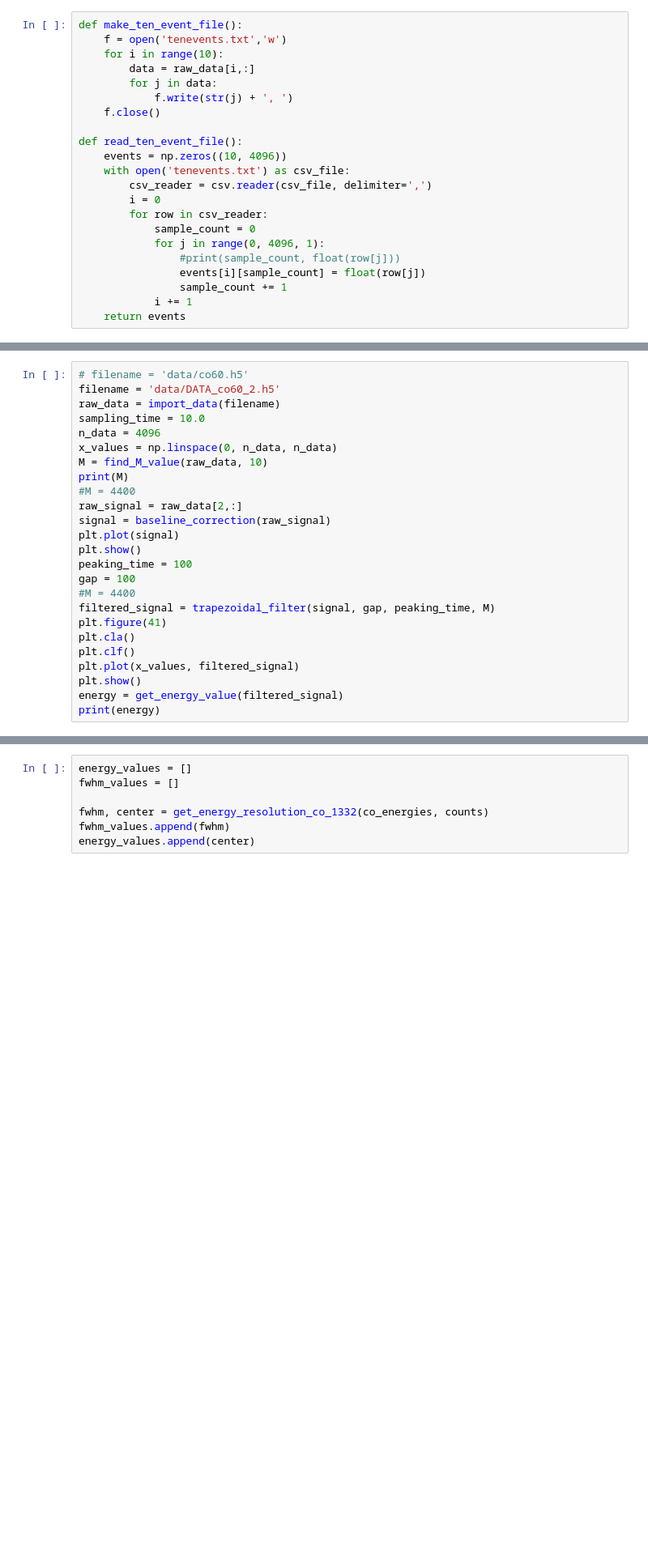
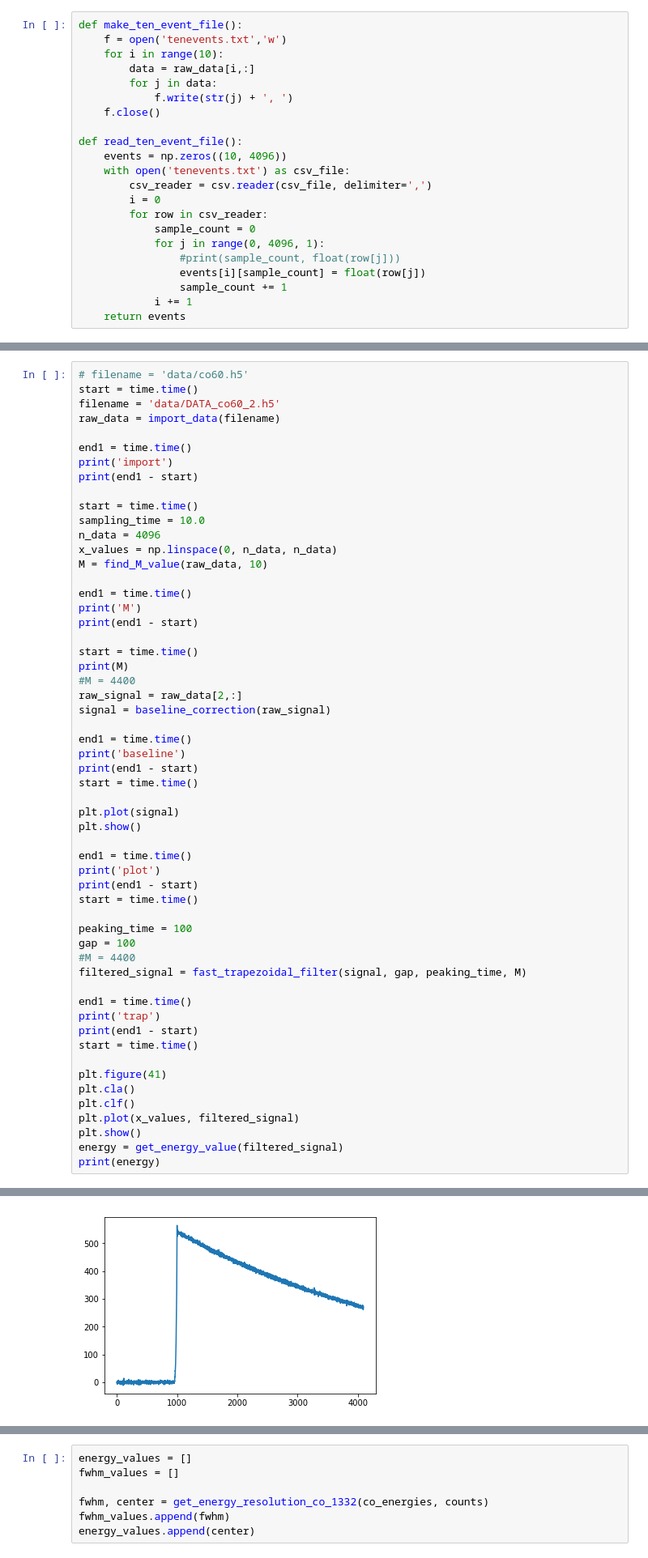
Before and after one commit to jmsz/lab3, a Jupyter notebook: lab1_analysis.py.ipynb, the cells around one changed output, grey strips where cells are left out. Shown: that part at 81% size. Saved outputs shown, nothing was run; the diff lists cells and outputs as text; blank space fills up the shorter version.

```diff
--- a/lab1_analysis.py.ipynb
+++ b/lab1_analysis.py.ipynb
@@ -242,22 +263,53 @@ plt.show()
 [figure]
 # %%
 # filename = 'data/co60.h5'
+start = time.time()
 filename = 'data/DATA_co60_2.h5'
 raw_data = import_data(filename)
+
+end1 = time.time()
+print('import')
+print(end1 - start)
+
+start = time.time()
 sampling_time = 10.0
 n_data = 4096
 x_values = np.linspace(0, n_data, n_data)
 M = find_M_value(raw_data, 10)
+
+end1 = time.time()
+print('M')
+print(end1 - start)
+
+start = time.time()
 print(M)
 #M = 4400
 raw_signal = raw_data[2,:]
 signal = baseline_correction(raw_signal)
+
+end1 = time.time()
+print('baseline')
+print(end1 - start)
+start = time.time()
+
 plt.plot(signal)
 plt.show()
+
+end1 = time.time()
+print('plot')
+print(end1 - start)
+start = time.time()
+
 peaking_time = 100
 gap = 100
 #M = 4400
-filtered_signal = trapezoidal_filter(signal, gap, peaking_time, M)
+filtered_signal = fast_trapezoidal_filter(signal, gap, peaking_time, M)
+
+end1 = time.time()
+print('trap')
+print(end1 - start)
+start = time.time()
+
 plt.figure(41)
 plt.cla()
 plt.clf()
@@ -269,0 +328 @@ NameError: global name 'BaselineCorrection' is not defined
+[figure, added]
```
Also changed, not shown: parts of 21 cells of this notebook, 1 other file.
